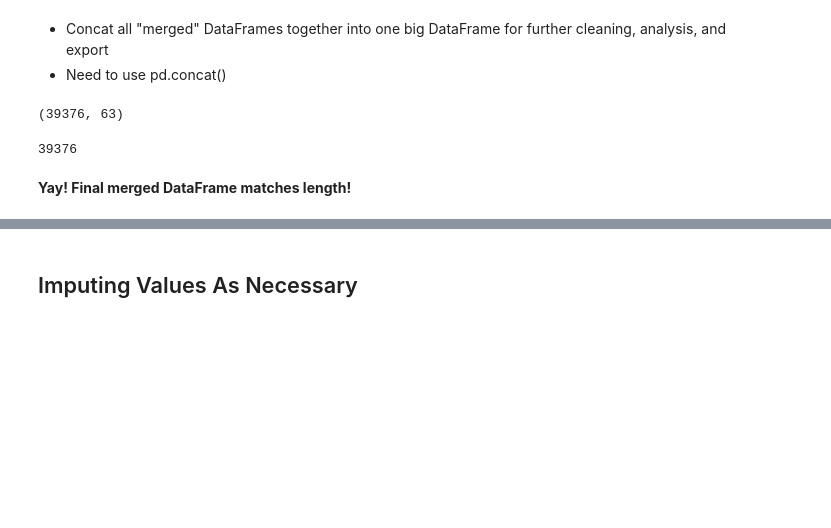
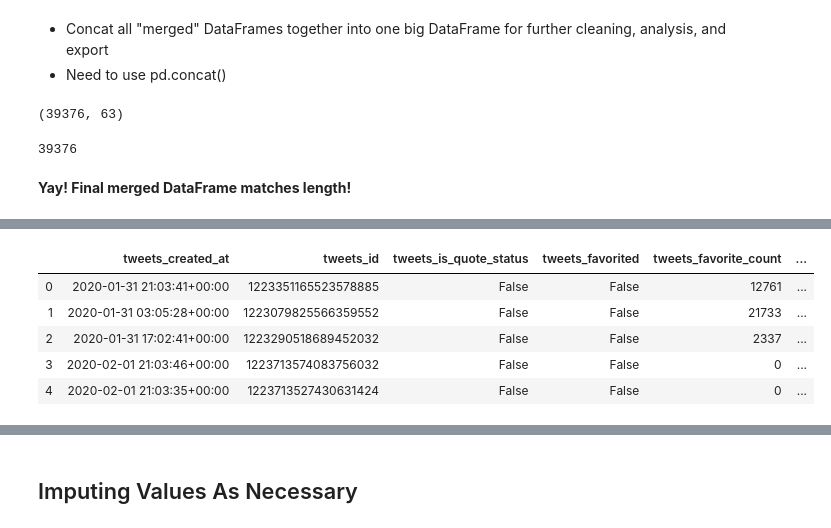
Before and after one commit to alexwcheng/fintech-retweetability, a Jupyter notebook: Jupyter_Notebooks/Twitter Data Cleaning.ipynb, the cells around one changed output, grey strips where cells are left out. Drawn from its saved outputs; the diff is of its cells as text; code cells hidden in the pictures; blank space fills up the shorter version.

```diff
--- a/Jupyter_Notebooks/Twitter Data Cleaning.ipynb
+++ b/Jupyter_Notebooks/Twitter Data Cleaning.ipynb
@@ -613,6 +613,8 @@ df = pd.concat([
     money_management,
     stocks,
     transaction])
+# %%
+df = df.reset_index(drop = True)
 # %%
 df.shape
 # %% [output]
@@ -628,0 +664,23 @@ investing.shape[0] + mobile_payment.shape[0] + mobile_wallet.shape[0] + mobile_b
+# %%
+df = df.drop([
+    'tweets_coordinates',
+    'tweets_geo',
+    'tweets_place',
+    'tweets_contributors',
+    'tweets_user_following',
+    'tweets_user_follow_request_sent',
+    'tweets_user_notifications',
+    'tweets_in_reply_to_status_id',
+    'tweets_in_reply_to_user_id',
+    'tweets_in_reply_to_screen_name',
+    'tweets_source',
+    'tweets_entities_symbols',
+    'tweets_entities_user_mentions',
+    'tweets_entities_urls',
+    'deets_tweet_id',
+    'deets_author_id',
+    'deets_lang',
+    'deets_created_at',
+    'users_url_start',
+    'users_url_end'],
+    axis=1)
@@ -628,0 +702,9 @@ investing.shape[0] + mobile_payment.shape[0] + mobile_wallet.shape[0] + mobile_b
+# %%
+#tweets
+df['tweets_created_at'] = pd.to_datetime(df['tweets_created_at'])
+
+#deets
+df['deets_possibly_sensitive'] = df['deets_possibly_sensitive'].astype(bool)
+
+#users
+df['users_created_at'] = pd.to_datetime(df['users_created_at'])
@@ -628,0 +725,14 @@ investing.shape[0] + mobile_payment.shape[0] + mobile_wallet.shape[0] + mobile_b
+# %%
+df['deets_text_word_length'] = df['deets_text'].str.split().str.len()
+df['deets_text_character_length'] = df['deets_text'].str.len()
+df['users_description_word_length'] = df['users_description'].str.split().str.len()
+df['users_description_character_length'] = df['users_description'].str.len()
+# %%
+df.head()
+# %% [output]
+|  | tweets_created_at | tweets_id | tweets_is_quote_status | tweets_favorited | tweets_favorite_count | ... |
+| 0 | 2020-01-31 21:03:41+00:00 | 1223351165523578885 | False | False | 12761 | ... |
+| 1 | 2020-01-31 03:05:28+00:00 | 1223079825566359552 | False | False | 21733 | ... |
+| 2 | 2020-01-31 17:02:41+00:00 | 1223290518689452032 | False | False | 2337 | ... |
+| 3 | 2020-02-01 21:03:46+00:00 | 1223713574083756032 | False | False | 0 | ... |
+| 4 | 2020-02-01 21:03:35+00:00 | 1223713527430631424 | False | False | 0 | ... |
```
Also changed, not shown: parts of 21 cells of this notebook, 2 other files.
